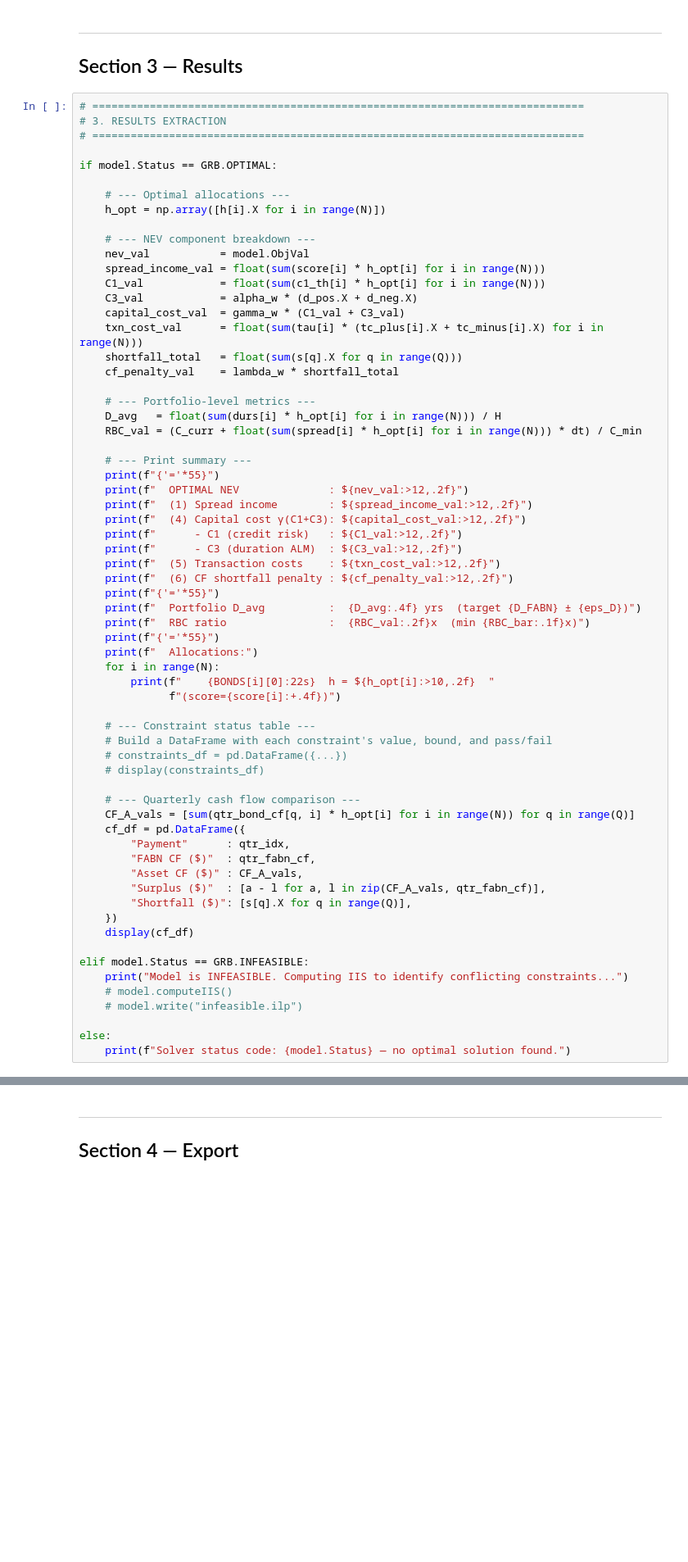
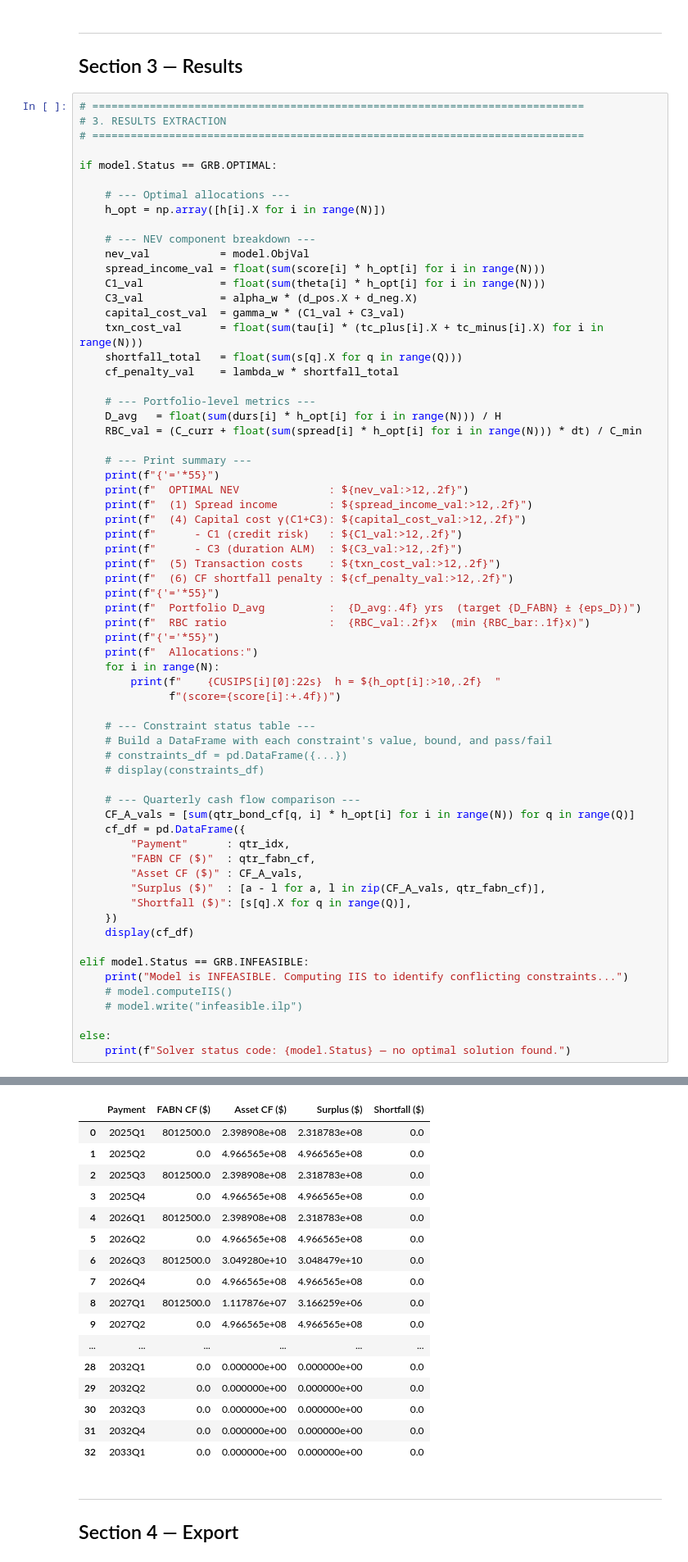
Before and after one commit to tutur787/Pyxidr-Capstone-Project, a Jupyter notebook: Optimization/FABN_Optimizer_Gurobi.ipynb, the cells around one changed output, grey strips where cells are left out. Shown at 82% size. Saved outputs shown, nothing was run; the diff lists cells and outputs as text; blank space fills up the shorter version.

```diff
--- a/Optimization/FABN_Optimizer_Gurobi.ipynb
+++ b/Optimization/FABN_Optimizer_Gurobi.ipynb
@@ -261,7 +405,7 @@ if model.Status == GRB.OPTIMAL:
     # --- NEV component breakdown ---
     nev_val           = model.ObjVal
     spread_income_val = float(sum(score[i] * h_opt[i] for i in range(N)))
-    C1_val            = float(sum(c1_th[i] * h_opt[i] for i in range(N)))
+    C1_val            = float(sum(theta[i] * h_opt[i] for i in range(N)))
     C3_val            = alpha_w * (d_pos.X + d_neg.X)
     capital_cost_val  = gamma_w * (C1_val + C3_val)
     txn_cost_val      = float(sum(tau[i] * (tc_plus[i].X + tc_minus[i].X) for i in range(N)))
@@ -287,7 +431,7 @@ if model.Status == GRB.OPTIMAL:
     print(f"{'='*55}")
     print(f"  Allocations:")
     for i in range(N):
-        print(f"    {BONDS[i][0]:22s}  h = ${h_opt[i]:>10,.2f}  "
+        print(f"    {CUSIPS[i][0]:22s}  h = ${h_opt[i]:>10,.2f}  "
               f"(score={score[i]:+.4f})")
 
     # --- Constraint status table ---
@@ -313,3 +457,4 @@ elif model.Status == GRB.INFEASIBLE:
 
 else:
     print(f"Solver status code: {model.Status} — no optimal solution found.")
+# %% [output]
@@ -316,3 +478,20 @@ else:
+|  | Payment | FABN CF ($) | Asset CF ($) | Surplus ($) | Shortfall ($) |
+| 0 | 2025Q1 | 8012500.0 | 2.398908e+08 | 2.318783e+08 | 0.0 |
+| 1 | 2025Q2 | 0.0 | 4.966565e+08 | 4.966565e+08 | 0.0 |
+| 2 | 2025Q3 | 8012500.0 | 2.398908e+08 | 2.318783e+08 | 0.0 |
+| 3 | 2025Q4 | 0.0 | 4.966565e+08 | 4.966565e+08 | 0.0 |
+| 4 | 2026Q1 | 8012500.0 | 2.398908e+08 | 2.318783e+08 | 0.0 |
+| 5 | 2026Q2 | 0.0 | 4.966565e+08 | 4.966565e+08 | 0.0 |
+| 6 | 2026Q3 | 8012500.0 | 3.049280e+10 | 3.048479e+10 | 0.0 |
+| 7 | 2026Q4 | 0.0 | 4.966565e+08 | 4.966565e+08 | 0.0 |
+| 8 | 2027Q1 | 8012500.0 | 1.117876e+07 | 3.166259e+06 | 0.0 |
+| 9 | 2027Q2 | 0.0 | 4.966565e+08 | 4.966565e+08 | 0.0 |
+| ... | ... | ... | ... | ... | ... |
+| 28 | 2032Q1 | 0.0 | 0.000000e+00 | 0.000000e+00 | 0.0 |
+| 29 | 2032Q2 | 0.0 | 0.000000e+00 | 0.000000e+00 | 0.0 |
+| 30 | 2032Q3 | 0.0 | 0.000000e+00 | 0.000000e+00 | 0.0 |
+| 31 | 2032Q4 | 0.0 | 0.000000e+00 | 0.000000e+00 | 0.0 |
+| 32 | 2033Q1 | 0.0 | 0.000000e+00 | 0.000000e+00 | 0.0 |
 # %% [markdown]
 ---
 ## Section 4 — Export
```
Also changed, not shown: parts of 11 cells of this notebook, 2 other files.
